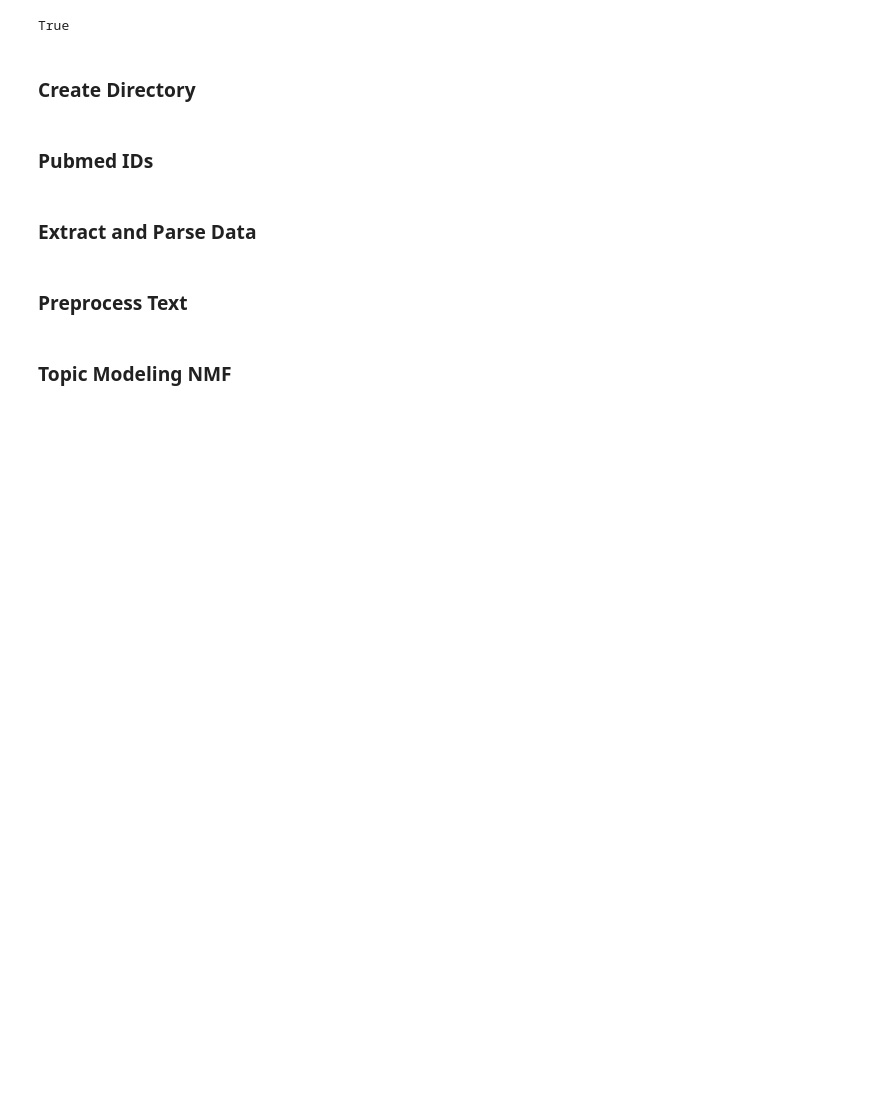
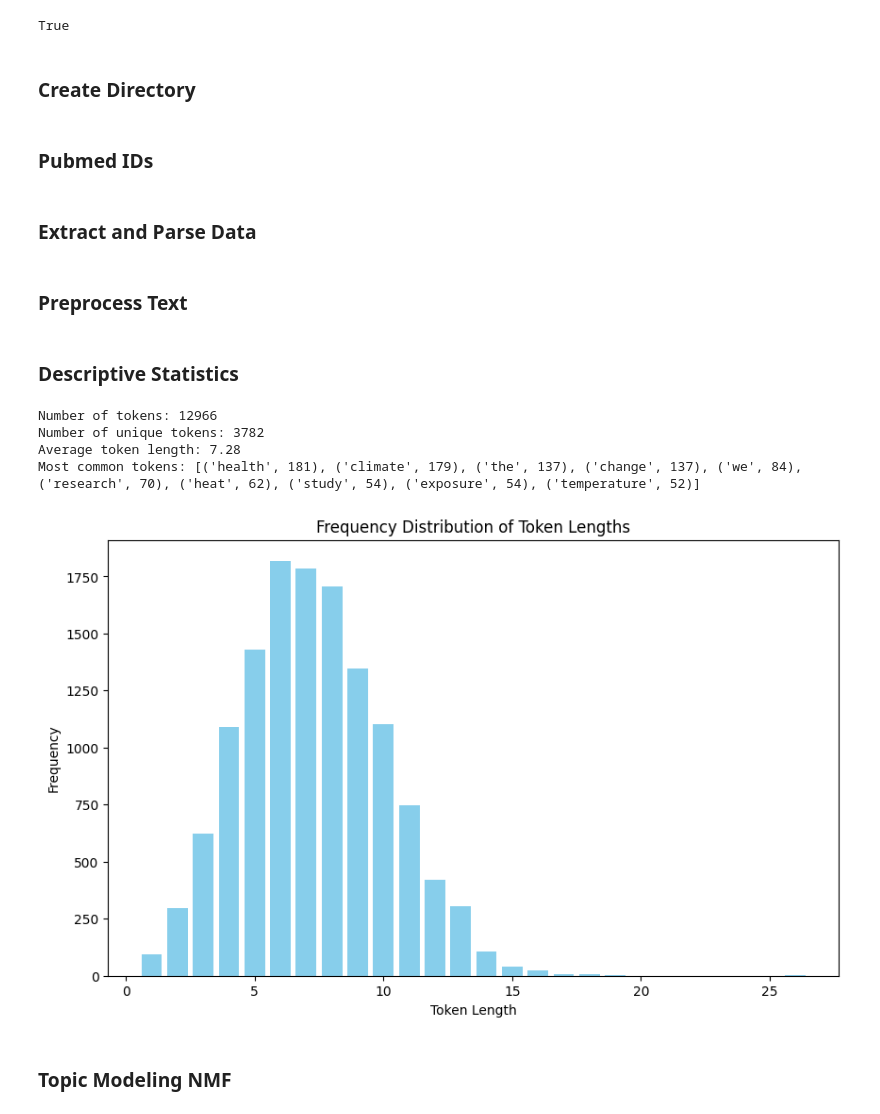
Before and after one commit to cfitzpatrick89/ADS509-Final, a Jupyter notebook: ADS509_Final.ipynb, the cells around one changed output. Cells and saved outputs as stored; diff of their text form; code cells hidden in the pictures; blank space fills up the shorter version.

```diff
--- a/ADS509_Final.ipynb
+++ b/ADS509_Final.ipynb
@@ -145,3 +183,9 @@ def parse_pubmed_details(xml_data_list):
 # %% [markdown]
 ### Preprocess Text
+# %%
+# Function to preprocess text without debug output
+def preprocess_text(text):
+    tokens = word_tokenize(text)
+    tokens = [word.lower() for word in tokens if word.isalpha() and word not in stop_words]
+    return tokens
 # %%
@@ -160,3 +204,74 @@ def preprocess_text(text):
+# %% [markdown]
+### Descriptive Statistics
+# %%
+# Function to calculate descriptive statistics
+def calculate_descriptive_statistics(df, text_column):
+    all_text = " ".join(df[text_column])
+    tokens = word_tokenize(all_text)
+    num_tokens = len(tokens)
+    unique_tokens = set(tokens)
+    num_unique_tokens = len(unique_tokens)
+    avg_token_length = sum(len(token) for token in tokens) / num_tokens
+    token_freq = Counter(tokens)
+    most_common_tokens = token_freq.most_common(10)
+    token_length_freq = Counter(len(token) for token in tokens)
+    print(f"Number of tokens: {num_tokens}")
+    print(f"Number of unique tokens: {num_unique_tokens}")
+    print(f"Average token length: {avg_token_length:.2f}")
+    print(f"Most common tokens: {most_common_tokens}")
+    token_length_df = pd.DataFrame(token_length_freq.items(), columns=['Token Length', 'Frequency']).sort_values(by='Token Length')
+    return token_length_df
+
+# Main function to fetch, parse, and preprocess PubMed data
+def main_function():
+    # Fetch PubMed IDs
+    pubmed_ids = fetch_pubmed_ids('climate change health', '2023/01/01', '2023/12/31')
+
+    if pubmed_ids:
+        # Fetch details for each PubMed ID
+        pubmed_xml = fetch_pubmed_details(pubmed_ids)
+
+        # Parse the details
+        articles = parse_pubmed_details(pubmed_xml)
+
+        # Convert to DataFrame
+        df_articles = pd.DataFrame(articles)
+
+        # Apply preprocessing to articles' abstracts
+        if not df_articles.empty:
+            df_articles['processed_abstract'] = df_articles['Abstract'].apply(preprocess_text)
+            # Join tokens back to strings for TF-IDF processing
+            df_articles['processed_abstract_str'] = df_articles['processed_abstract'].apply(lambda x: ' '.join(x))
+
+            return df_articles
+        else:
+            return None
+    else:
+        return None
+
+# Execute the main function
+df_articles = main_function()
+
+# Check if the DataFrame is not empty before proceeding
+if df_articles is not None:
+    # Calculate and display descriptive statistics
+    token_length_df = calculate_descriptive_statistics(df_articles, 'processed_abstract_str')
+
+    # Plot the frequency distribution of token lengths
+    plt.figure(figsize=(10, 6))
+    plt.bar(token_length_df['Token Length'], token_length_df['Frequency'], color='skyblue')
+    plt.xlabel('Token Length')
+    plt.ylabel('Frequency')
+    plt.title('Frequency Distribution of Token Lengths')
+    plt.show()
+else:
+    print("DataFrame is empty. No articles to process.")
+# %% [output]
+Number of tokens: 12966
+Number of unique tokens: 3782
+Average token length: 7.28
+Most common tokens: [('health', 181), ('climate', 179), ('the', 137), ('change', 137), ('we', 84), ('research', 70), ('heat', 62), ('study', 54), ('exposure', 54), ('temperature', 52)]
+[figure, added]
 # %% [markdown]
 ### Topic Modeling NMF
 # %%
```
Also changed, not shown: parts of 7 cells of this notebook.
